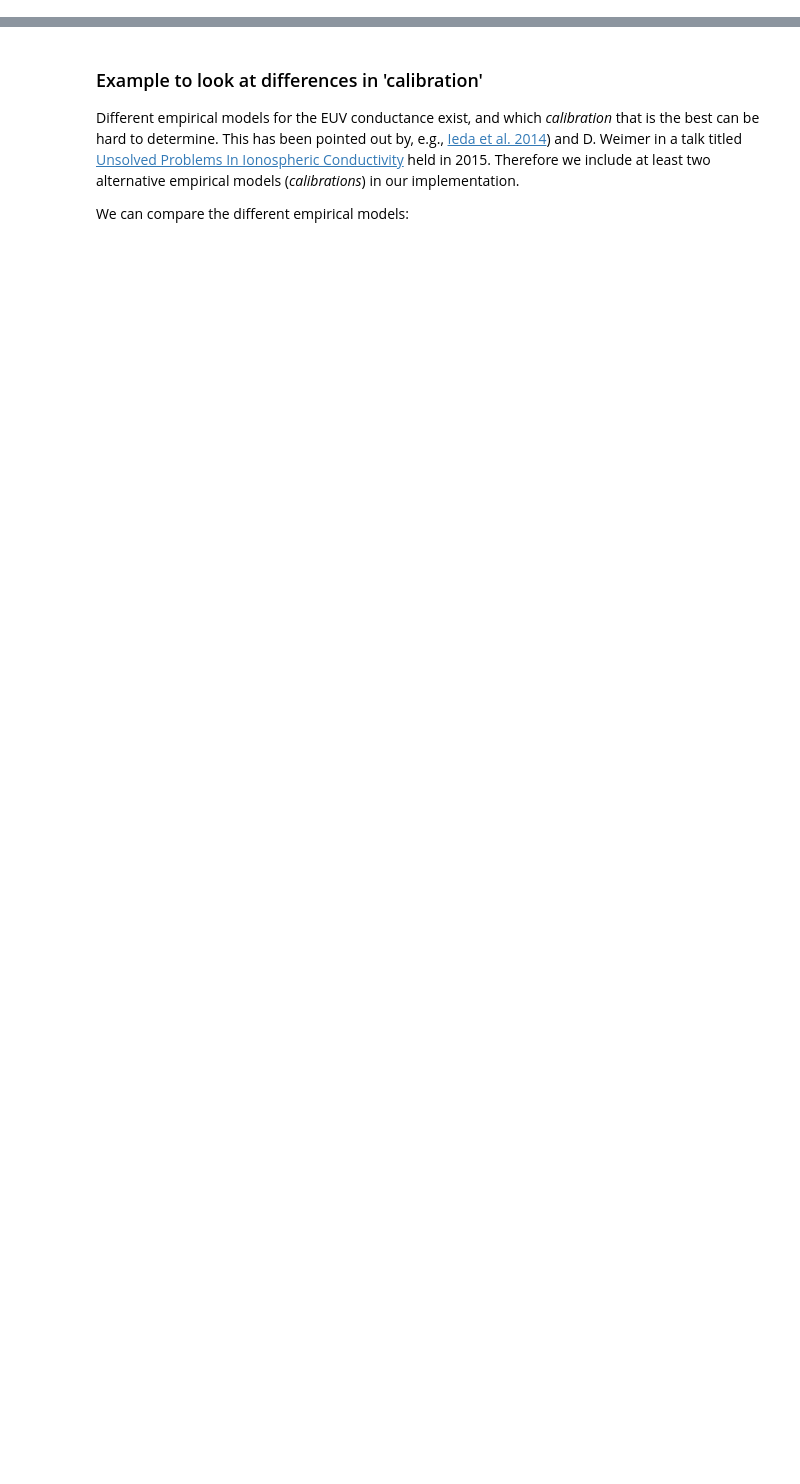
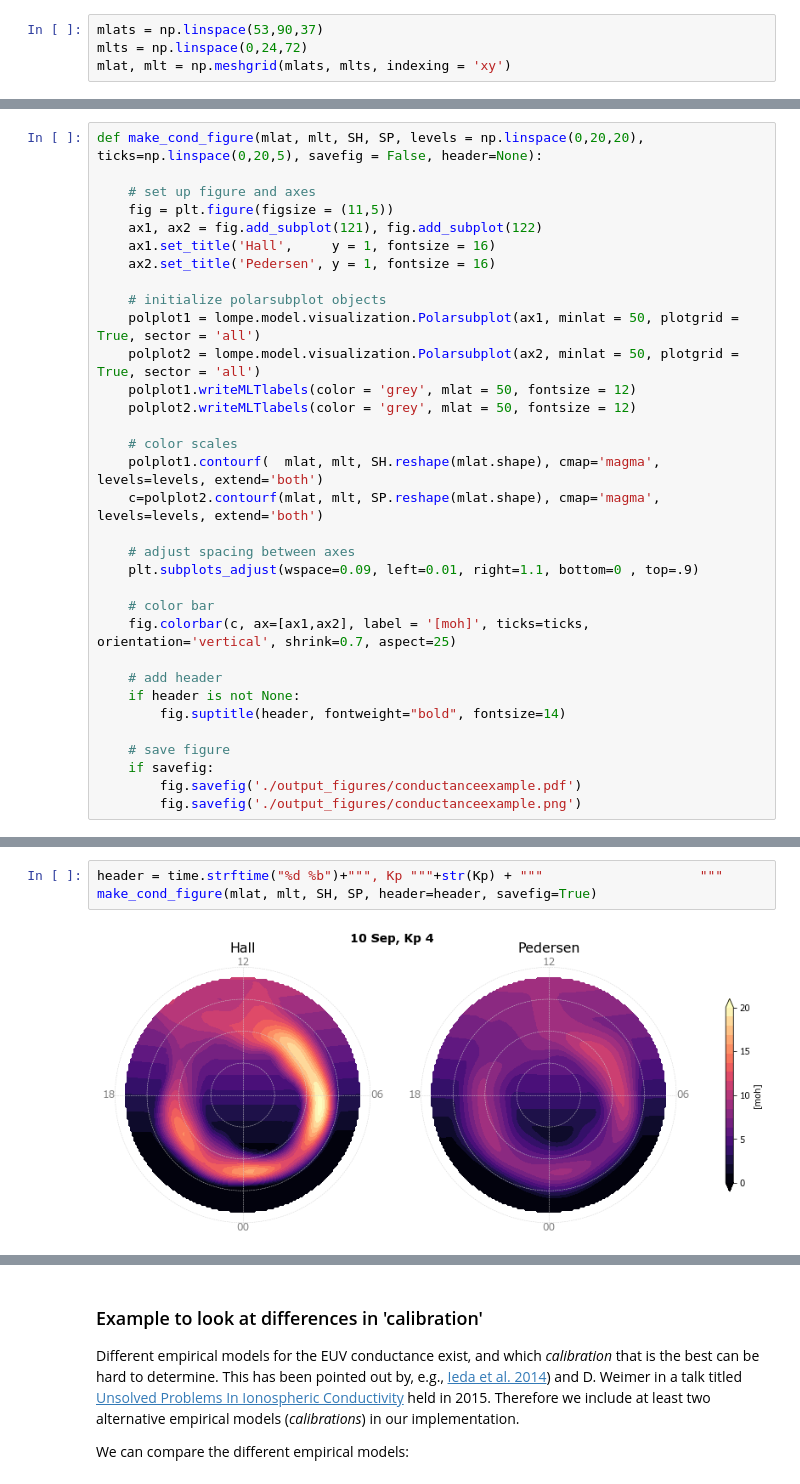
Before and after one commit to klaundal/lompe, a Jupyter notebook: examples/code_paper_figures/03_Conductance_example.ipynb, the cells around one changed output, grey strips where cells are left out. Drawn from its saved outputs; the diff is of its cells as text; blank space fills up the shorter version.

```diff
--- a/examples/code_paper_figures/03_Conductance_example.ipynb
+++ b/examples/code_paper_figures/03_Conductance_example.ipynb
@@ -44 +22,5 @@ ax.set_ylim(ylim);
+# %%
+mlats = np.linspace(53,90,37)
+mlts = np.linspace(0,24,72)
+mlat, mlt = np.meshgrid(mlats, mlts, indexing = 'xy')
 # %% [markdown]
@@ -95,0 +47,33 @@ fig.savefig('./output_figures/conductanceexample.png')
+# %%
+def make_cond_figure(mlat, mlt, SH, SP, levels = np.linspace(0,20,20), ticks=np.linspace(0,20,5), savefig = False, header=None):
+
+    # set up figure and axes
+    fig = plt.figure(figsize = (11,5))
+    ax1, ax2 = fig.add_subplot(121), fig.add_subplot(122)
+    ax1.set_title('Hall',     y = 1, fontsize = 16)
+    ax2.set_title('Pedersen', y = 1, fontsize = 16)
+
+    # initialize polarsubplot objects
+    polplot1 = lompe.model.visualization.Polarsubplot(ax1, minlat = 50, plotgrid = True, sector = 'all')
+    polplot2 = lompe.model.visualization.Polarsubplot(ax2, minlat = 50, plotgrid = True, sector = 'all')
+    polplot1.writeMLTlabels(color = 'grey', mlat = 50, fontsize = 12)
+    polplot2.writeMLTlabels(color = 'grey', mlat = 50, fontsize = 12)
+
+    # color scales
+    polplot1.contourf(  mlat, mlt, SH.reshape(mlat.shape), cmap='magma', levels=levels, extend='both')
+    c=polplot2.contourf(mlat, mlt, SP.reshape(mlat.shape), cmap='magma', levels=levels, extend='both')
+
+    # adjust spacing between axes
+    plt.subplots_adjust(wspace=0.09, left=0.01, right=1.1, bottom=0 , top=.9)
+
+    # color bar
+    fig.colorbar(c, ax=[ax1,ax2], label = '[moh]', ticks=ticks, orientation='vertical', shrink=0.7, aspect=25)
+
+    # add header
+    if header is not None:
+        fig.suptitle(header, fontweight="bold", fontsize=14)
+
+    # save figure
+    if savefig:
+        fig.savefig('./output_figures/conductanceexample.pdf')
+        fig.savefig('./output_figures/conductanceexample.png')
@@ -96,3 +82,8 @@ fig.savefig('./output_figures/conductanceexample.png')
+# %%
+header = time.strftime("%d %b")+""", Kp """+str(Kp) + """                    """
+make_cond_figure(mlat, mlt, SH, SP, header=header, savefig=True)
+# %% [output]
+[figure, added]
 # %% [markdown]
 ### Hardy model for auroral conductances
 
```
Also changed, not shown: parts of 26 cells of this notebook, 6 other files.
